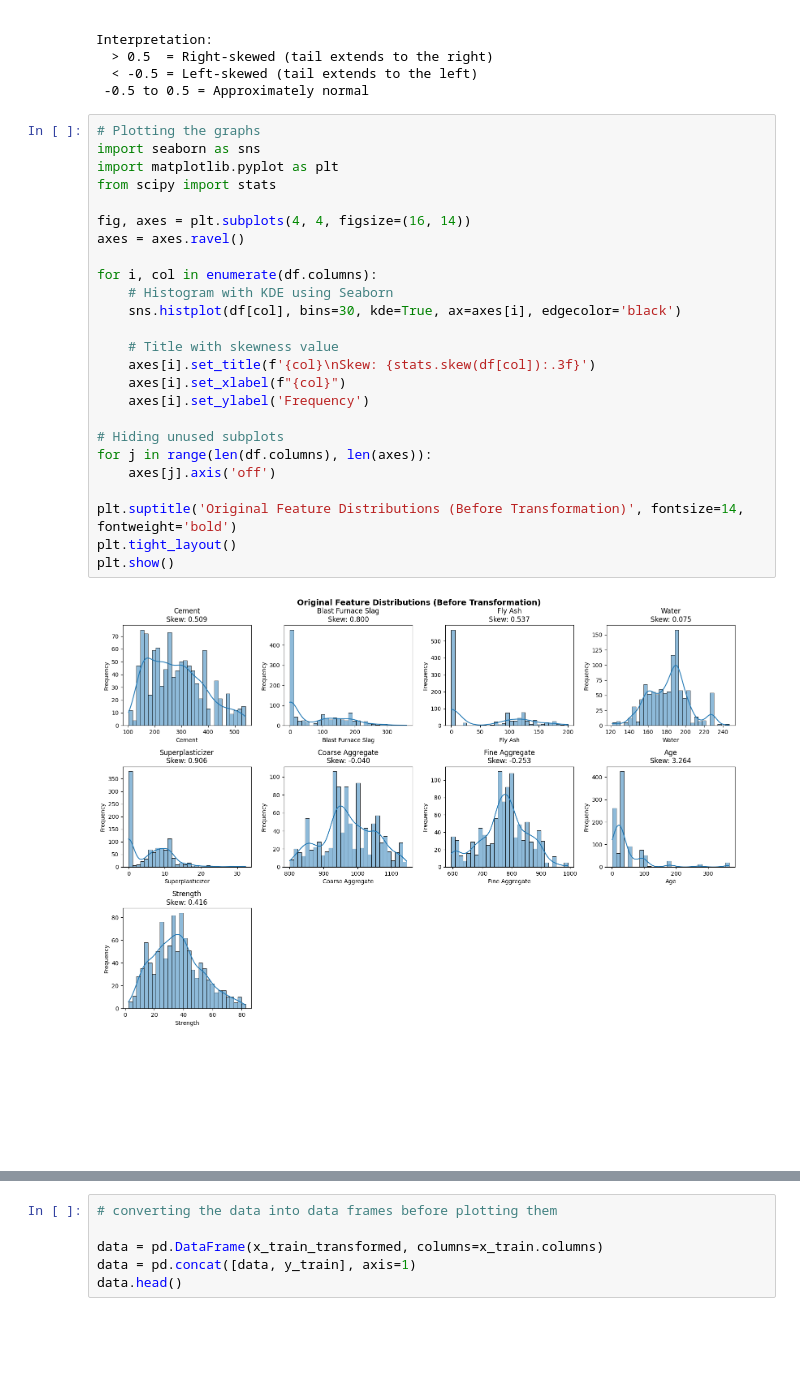
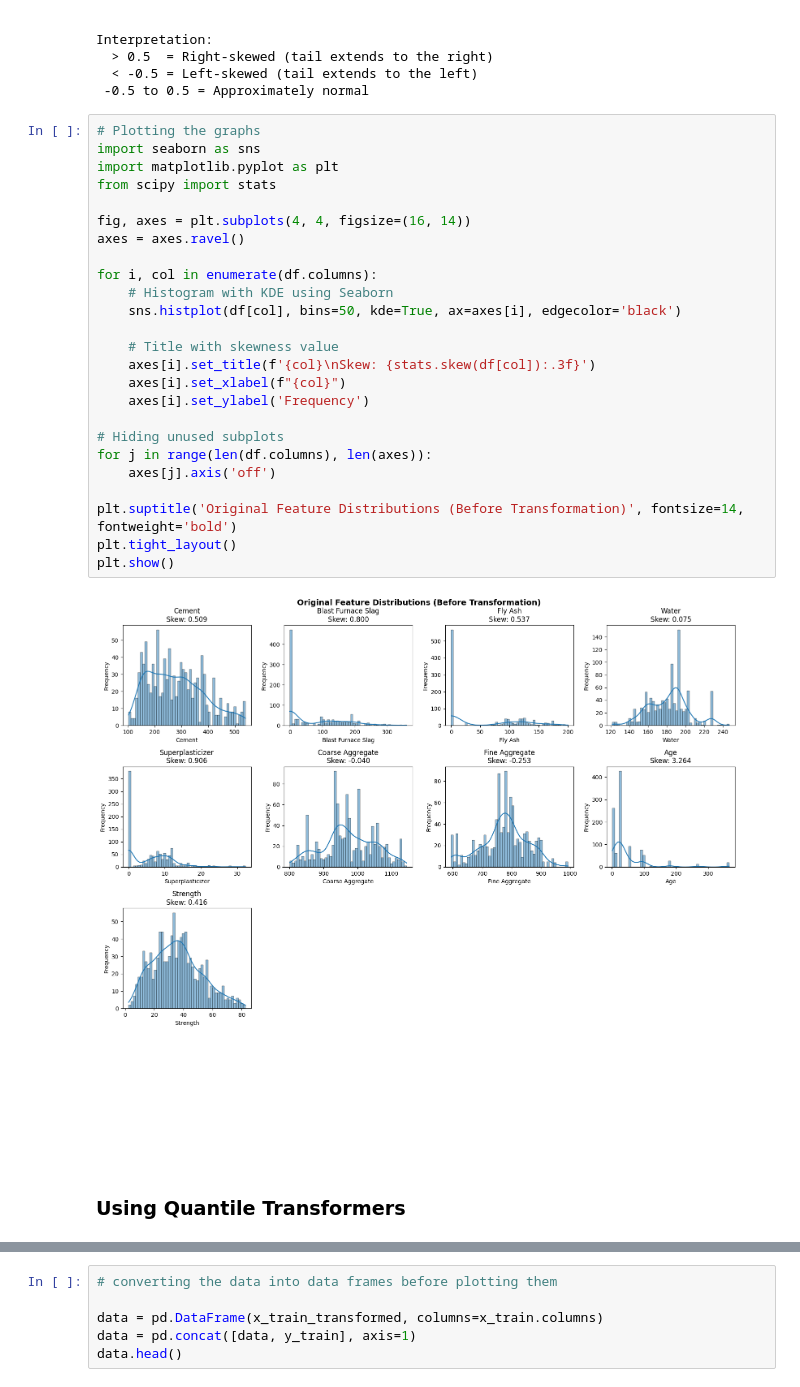
Before and after one commit to Ashura369/Python_and_Data_Science, a Jupyter notebook: 0 ML lecture/9_8 quantile transformer.ipynb, the cells around one changed output, grey strips where cells are left out. Saved outputs shown, nothing was run; the diff lists cells and outputs as text; blank space fills up the shorter version.

```diff
--- a/0 ML lecture/9_8 quantile transformer.ipynb
+++ b/0 ML lecture/9_8 quantile transformer.ipynb
@@ -117,30 +117,32 @@ Interpretation:
 # %%
 # Plotting the graphs
 import seaborn as sns
 import matplotlib.pyplot as plt
 from scipy import stats
 
 fig, axes = plt.subplots(4, 4, figsize=(16, 14))
 axes = axes.ravel()
 
 for i, col in enumerate(df.columns):
     # Histogram with KDE using Seaborn
-    sns.histplot(df[col], bins=30, kde=True, ax=axes[i], edgecolor='black')
+    sns.histplot(df[col], bins=50, kde=True, ax=axes[i], edgecolor='black')
 
     # Title with skewness value
     axes[i].set_title(f'{col}\nSkew: {stats.skew(df[col]):.3f}')
     axes[i].set_xlabel(f"{col}")
     axes[i].set_ylabel('Frequency')
 
 # Hiding unused subplots
 for j in range(len(df.columns), len(axes)):
     axes[j].axis('off')
 
 plt.suptitle('Original Feature Distributions (Before Transformation)', fontsize=14, fontweight='bold')
 plt.tight_layout()
 plt.show()
 # %% [output]
-[figure, old version]
+[figure, new version]
+# %% [markdown]
+### Using Quantile Transformers
 # %%
 x = df.drop(columns=['Strength'])
 y = df['Strength']
```
Also changed, not shown: parts of 3 cells of this notebook, 5 other files.
